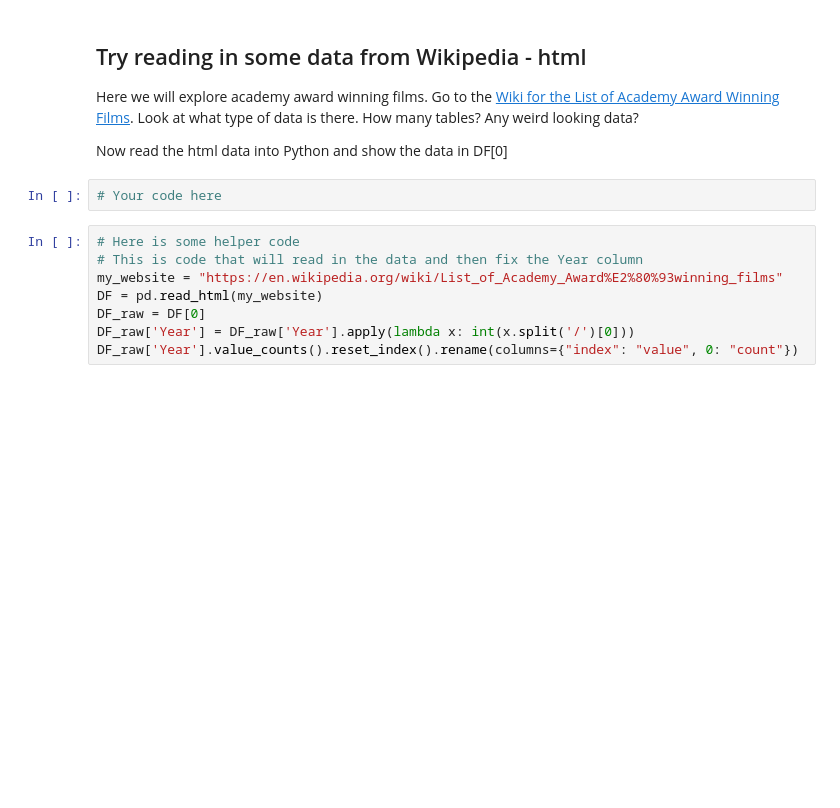
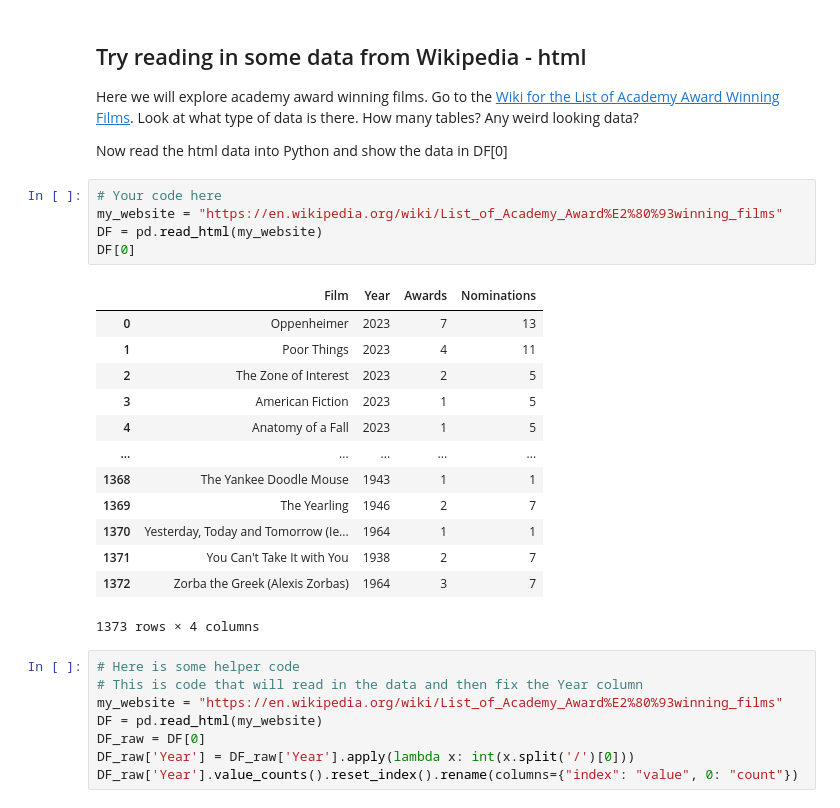
Before and after one commit to sophiamagcale/Day8, a Jupyter notebook: Day8-HW.ipynb, the cells around one changed output. Saved outputs shown, nothing was run; the diff lists cells and outputs as text; blank space fills up the shorter version.

```diff
--- a/Day8-HW.ipynb
+++ b/Day8-HW.ipynb
@@ -165,6 +165,23 @@ Here we will explore academy award winning films. Go to the [Wiki for the List o
 Now read the html data into Python and show the data in DF[0]
 # %%
 # Your code here
+my_website = "https://en.wikipedia.org/wiki/List_of_Academy_Award%E2%80%93winning_films"
+DF = pd.read_html(my_website)
+DF[0]
+# %% [output]
+|  | Film | Year | Awards | Nominations |
+| 0 | Oppenheimer | 2023 | 7 | 13 |
+| 1 | Poor Things | 2023 | 4 | 11 |
+| 2 | The Zone of Interest | 2023 | 2 | 5 |
+| 3 | American Fiction | 2023 | 1 | 5 |
+| 4 | Anatomy of a Fall | 2023 | 1 | 5 |
+| ... | ... | ... | ... | ... |
+| 1368 | The Yankee Doodle Mouse | 1943 | 1 | 1 |
+| 1369 | The Yearling | 1946 | 2 | 7 |
+| 1370 | Yesterday, Today and Tomorrow (Ie... | 1964 | 1 | 1 |
+| 1371 | You Can't Take It with You | 1938 | 2 | 7 |
+| 1372 | Zorba the Greek (Alexis Zorbas) | 1964 | 3 | 7 |
+1373 rows × 4 columns
 # %%
 # Here is some helper code
 # This is code that will read in the data and then fix the Year column
```
Also changed, not shown: parts of 23 cells of this notebook.
